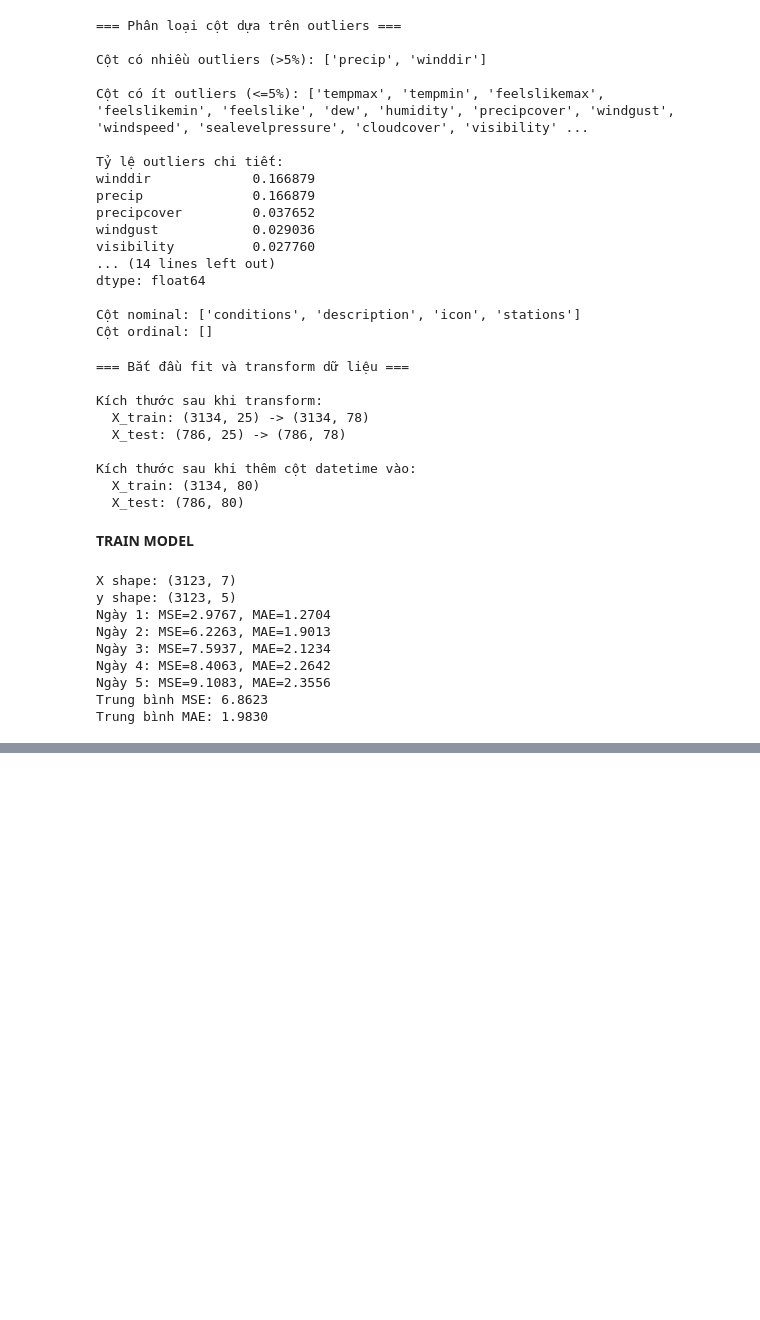
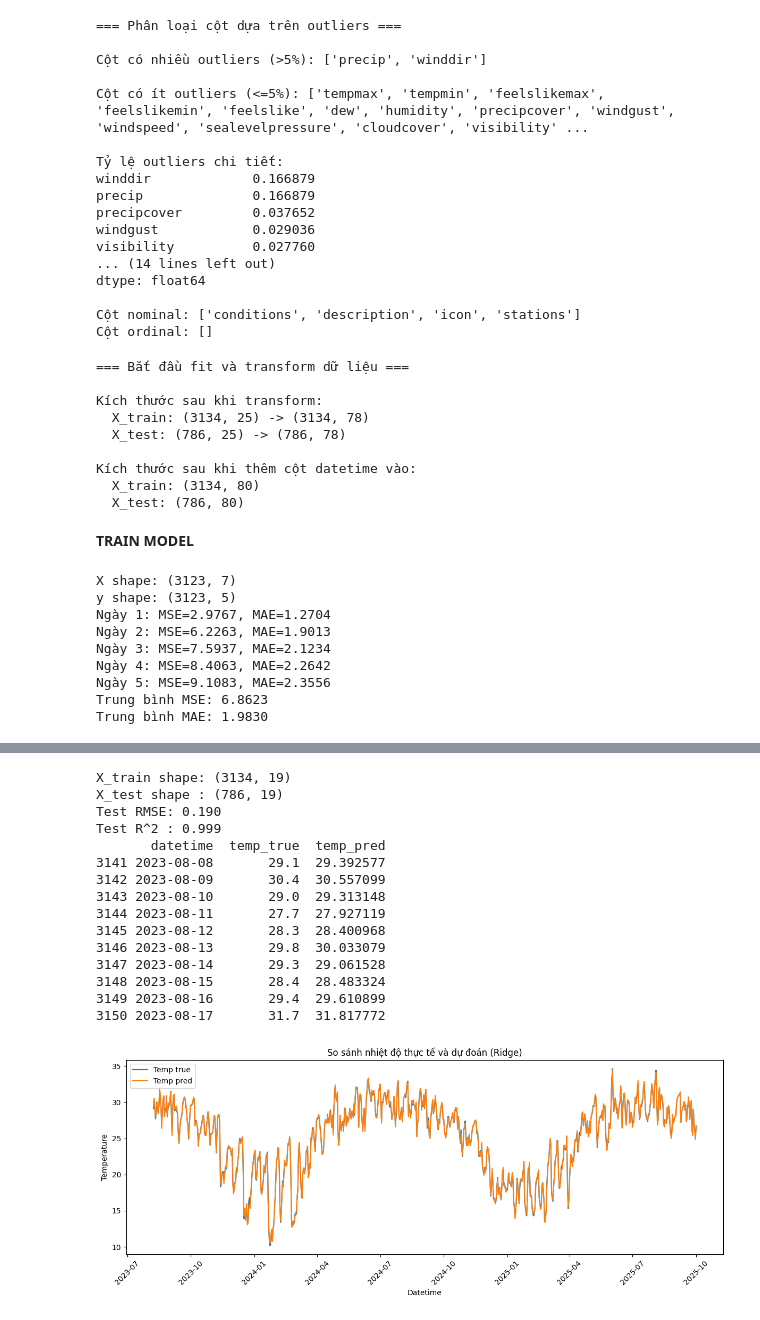
Before and after one commit to tungvoi38/Machine_Learning_Group_3, a Jupyter notebook: temperature_prediction_Hanoi/notebooks/Model_Klinh.ipynb, the cells around one changed output, grey strips where cells are left out. Drawn from its saved outputs; the diff is of its cells as text; code cells hidden in the pictures; blank space fills up the shorter version.

Commit message:
KLINH UPDATE MODEL

```diff
--- a/temperature_prediction_Hanoi/notebooks/Model_Klinh.ipynb
+++ b/temperature_prediction_Hanoi/notebooks/Model_Klinh.ipynb
@@ -446,0 +449,80 @@ Trung bình MAE: 1.9830
+# %%
+from sklearn.linear_model import Ridge
+from sklearn.metrics import mean_squared_error, r2_score
+
+# Lấy tất cả cột numeric làm feature, TRỪ 'temp' (vì đó là label)
+numeric_cols = train_data.select_dtypes(include=[np.number]).columns.tolist()
+if "temp" in numeric_cols:
+    numeric_cols.remove("temp")
+
+# Drop các hàng bị NaN trong feature + label (do lag/rolling những ngày đầu)
+train_data_model = train_data.dropna(subset=numeric_cols + ["temp"])
+test_data_model  = test_data.dropna(subset=numeric_cols + ["temp"])
+
+X_train = train_data_model[numeric_cols]
+y_train = train_data_model["temp"].values
+X_test = test_data_model[numeric_cols]
+y_test = test_data_model["temp"].values
+
+print("X_train shape:", X_train.shape)
+print("X_test shape :", X_test.shape)
+
+# Fit Ridge Regression
+model = Ridge(alpha=1.0)  # có thể chỉnh alpha sau
+model.fit(X_train, y_train)
+
+# Dự đoán trên tập test
+y_pred = model.predict(X_test)
+
+# Đánh giá nhanh
+mse  = mean_squared_error(y_test, y_pred)
+rmse = np.sqrt(mse)
+r2   = r2_score(y_test, y_pred)
+
+print(f"Test RMSE: {rmse:.3f}")
+print(f"Test R^2 : {r2:.3f}")
+
+# Ghép lại để xem cặp (datetime, temp thật, temp dự đoán)
+results = test_data_model[["datetime", "temp"]].copy()
+results.rename(columns={"temp": "temp_true"}, inplace=True)
+results["temp_pred"] = y_pred
+
+print(results.head(10))
+
+# Đảm bảo cột datetime đúng kiểu
+results_plot = results.copy()
+results_plot["datetime"] = pd.to_datetime(results_plot["datetime"])
+
+# Sắp xếp theo thời gian cho chắc
+results_plot = results_plot.sort_values("datetime")
+
+plt.figure(figsize=(12, 5))
+
+# Vẽ temp thật và temp dự đoán
+plt.plot(results_plot["datetime"], results_plot["temp_true"], label="Temp true")
+plt.plot(results_plot["datetime"], results_plot["temp_pred"], label="Temp pred")
+
+plt.xlabel("Datetime")
+plt.ylabel("Temperature")
+plt.title("So sánh nhiệt độ thực tế và dự đoán (Ridge)")
+plt.legend()
+plt.xticks(rotation=45)
+plt.tight_layout()
+plt.show()
+# %% [output]
+X_train shape: (3134, 19)
+X_test shape : (786, 19)
+Test RMSE: 0.190
+Test R^2 : 0.999
+       datetime  temp_true  temp_pred
+3141 2023-08-08       29.1  29.392577
+3142 2023-08-09       30.4  30.557099
+3143 2023-08-10       29.0  29.313148
+3144 2023-08-11       27.7  27.927119
+3145 2023-08-12       28.3  28.400968
+3146 2023-08-13       29.8  30.033079
+3147 2023-08-14       29.3  29.061528
+3148 2023-08-15       28.4  28.483324
+3149 2023-08-16       29.4  29.610899
+3150 2023-08-17       31.7  31.817772
+[figure, added]
```
Also changed, not shown: parts of 9 cells of this notebook.
